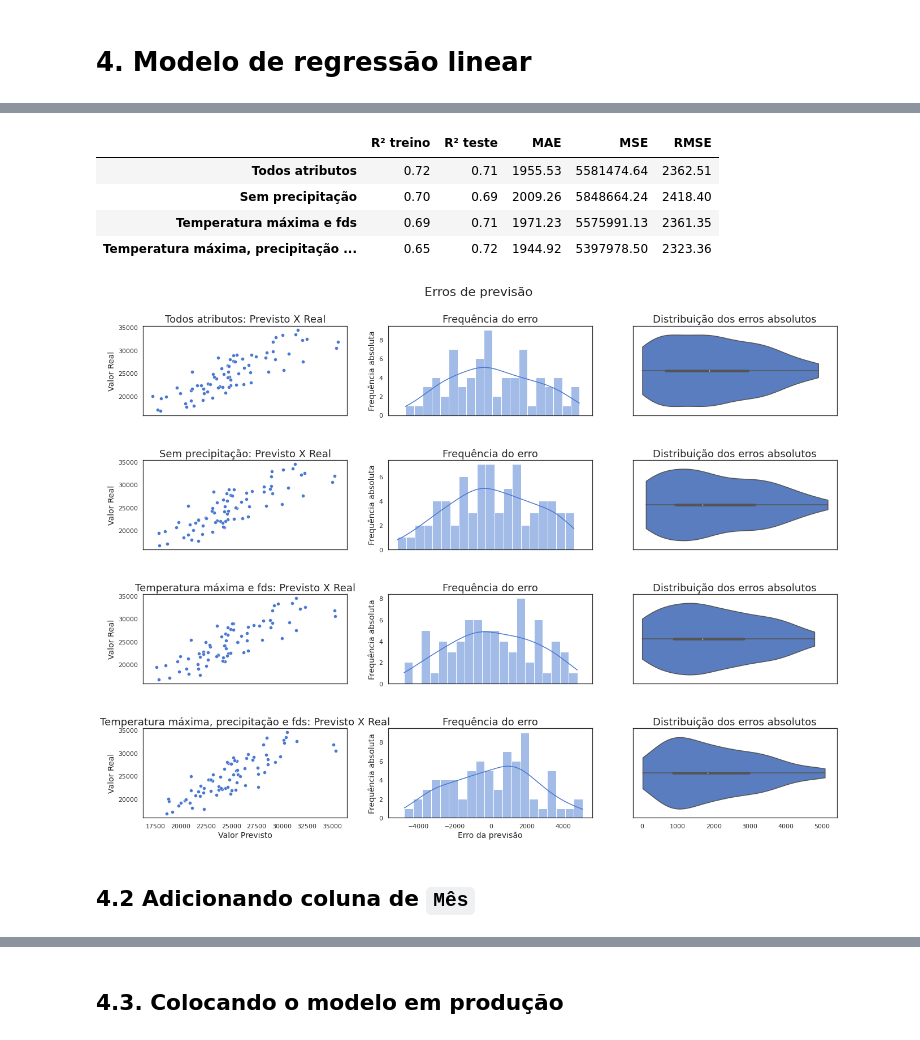
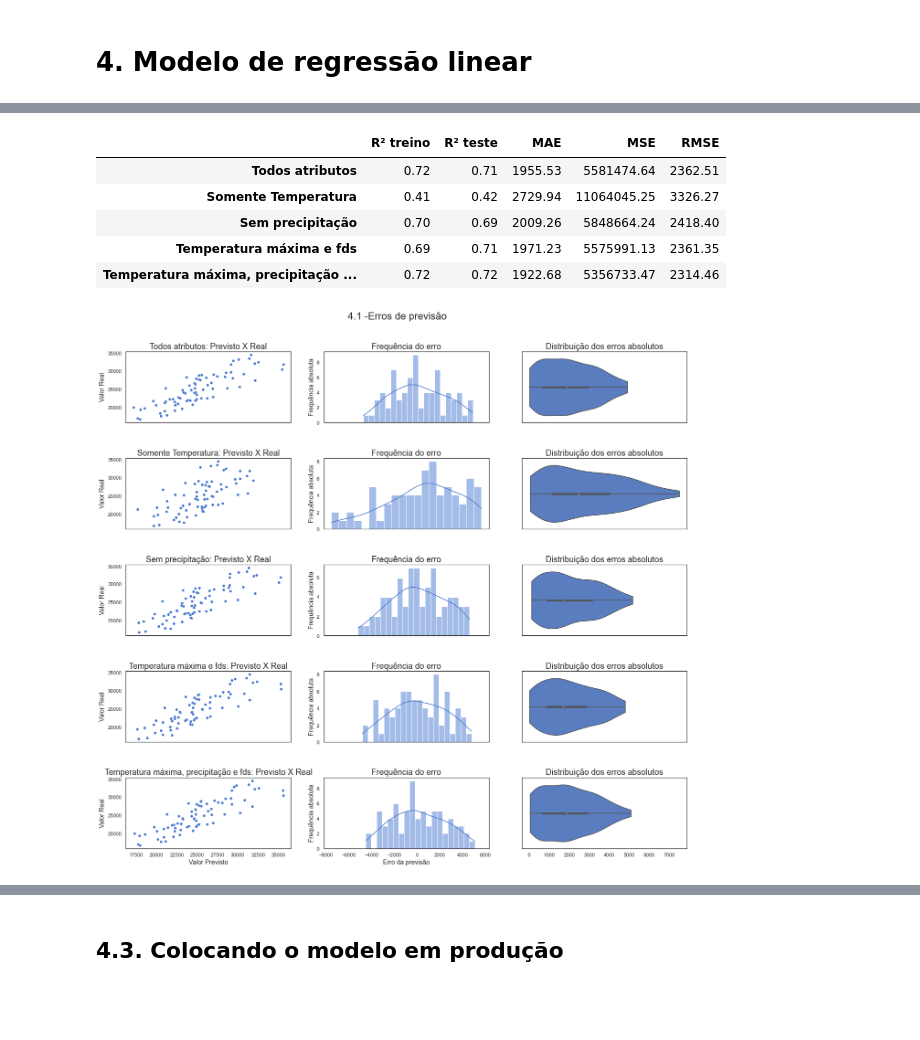
Before and after one commit to ciencia-dados-ifsp-grupo5/Beer-Consumption, a Jupyter notebook: notebooks/Beer_Consumption.ipynb, the cells around one changed output, grey strips where cells are left out. Drawn from its saved outputs; the diff is of its cells as text; code cells hidden in the pictures; blank space fills up the shorter version.

```diff
--- a/notebooks/Beer_Consumption.ipynb
+++ b/notebooks/Beer_Consumption.ipynb
@@ -309,11 +312,18 @@ def run_model(df, name, features=None, target='consumo_de_cerveja_litros', train
     )
     return results
 # %%
+# Versão 1: Todos os atributos
+# Versão 2: Somente Temperatura
+# Versão 3: Sem precipitação
+# Versão 4: Temperatura Máxima e FDS
+# Versão 5: Temperatura máxima, precipitação e fds
+
 models_to_test = [
     ('Todos atributos', list(dados.columns[1:-1])),
+    ('Somente Temperatura', ['temperatura_media_c', 'temperatura_minima_c', 'temperatura_maxima_c']),
     ('Sem precipitação', ['temperatura_media_c', 'temperatura_minima_c', 'temperatura_maxima_c', 'final_de_semana']),
     ('Temperatura máxima e fds', ['temperatura_maxima_c', 'final_de_semana']),
-    ('Temperatura máxima, precipitação e fds', ['temperatura_media_c', 'final_de_semana', 'precipitacao_mm'])
+    ('Temperatura máxima, precipitação e fds', ['temperatura_maxima_c', 'final_de_semana', 'precipitacao_mm'])
 ]
 
 models_to_test
@@ -345,26 +356,29 @@ pd.DataFrame(
 # %% [output]
 |  | R² treino | R² teste | MAE | MSE | RMSE |
 | Todos atributos | 0.72 | 0.71 | 1955.53 | 5581474.64 | 2362.51 |
+| Somente Temperatura | 0.41 | 0.42 | 2729.94 | 11064045.25 | 3326.27 |
 | Sem precipitação | 0.70 | 0.69 | 2009.26 | 5848664.24 | 2418.40 |
 | Temperatura máxima e fds | 0.69 | 0.71 | 1971.23 | 5575991.13 | 2361.35 |
-| Temperatura máxima, precipitação ... | 0.65 | 0.72 | 1944.92 | 5397978.50 | 2323.36 |
+| Temperatura máxima, precipitação ... | 0.72 | 0.72 | 1922.68 | 5356733.47 | 2314.46 |
 # %%
 fig, axs = plt.subplots(nrows=len(results), ncols=3, sharex='col', figsize=(22, 4*len(results)))
 
 for i, result in enumerate(results):
+
+    # Gráfico de Dispersão: Valores reais vs preditos
     ax = sns.scatterplot(x=result.y_pred, y=result.y_test, ax=axs[i][0])
     ax.set(title=f'{result.name}: Previsto X Real', xlabel='Valor Previsto', ylabel='Valor Real')
 
+    # Histograma: Erro
     ax = sns.histplot(result.y_pred - result.y_test, bins=20, kde=True, ax=axs[i][1])
     ax.set(title=f'Frequência do erro', xlabel='Erro da previsão', ylabel='Frequência absoluta')
 
+    # Violinplot: Distribuição dos erros
     ax = sns.violinplot(x=abs(result.y_pred - result.y_test), cut=0, ax=axs[i][2])
     ax.set(title=f'Distribuição dos erros absolutos', xlabel='')
 
 plt.subplots_adjust(hspace = 0.5 )
-fig.suptitle('Erros de previsão', fontsize=22, y=0.94)
+fig.suptitle('4.1 -Erros de previsão', fontsize=22, y=0.94)
 plt.show()
 # %% [output]
-[figure, old version]
+[figure, new version]
-# %% [markdown]
-## 4.2 Adicionando coluna de `Mês`
```
Also changed, not shown: parts of 16 cells of this notebook, 2 other files.
